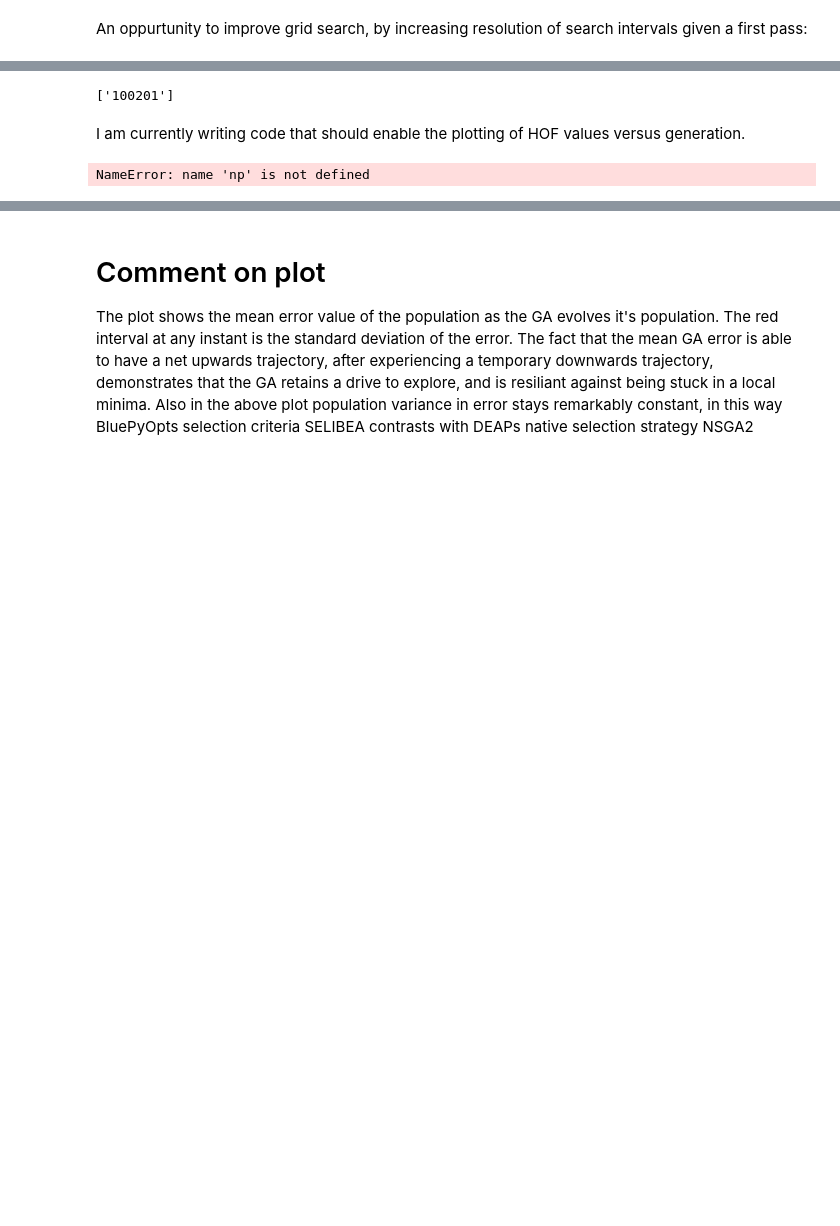
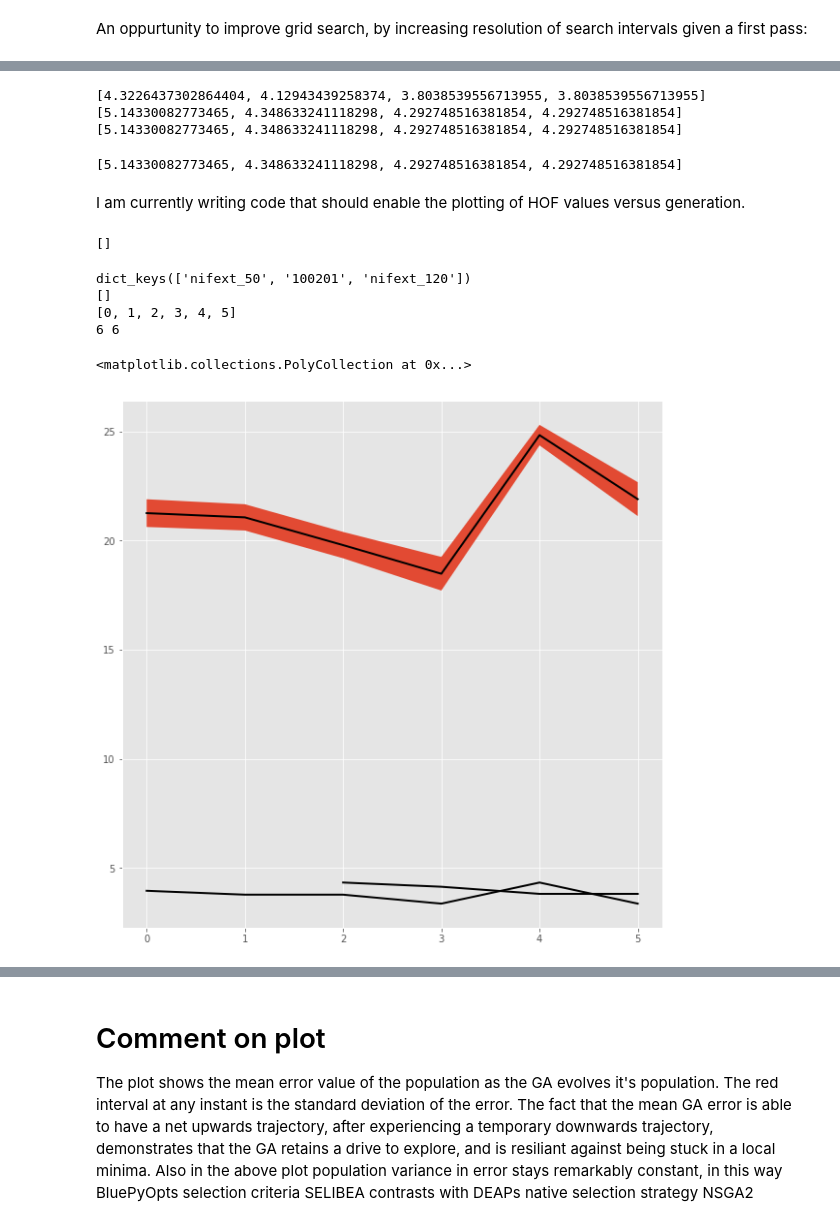
Before and after one commit to scidash/neuronunit, a Jupyter notebook: neuronunit/unit_test/progress_report.ipynb, the cells around one changed output, grey strips where cells are left out. Saved outputs shown, nothing was run; the diff lists cells and outputs as text; code cells hidden in the pictures; blank space fills up the shorter version.

```diff
--- a/neuronunit/unit_test/progress_report.ipynb
+++ b/neuronunit/unit_test/progress_report.ipynb
@@ -225,21 +242,26 @@ for index, val in enumerate(pipe_results.values()):
-# %%
-list(pipe_results.keys())
-# %% [output]
-['100201']
+# %%
+list(pipe_results.keys())
+for k in pipe_results.keys():
+    print(pipe_results[k]['hranked'])
+pipe_results['100201']['hranked']
+# %% [output]
+[4.3226437302864404, 4.12943439258374, 3.8038539556713955, 3.8038539556713955]
+[5.14330082773465, 4.348633241118298, 4.292748516381854, 4.292748516381854]
+[5.14330082773465, 4.348633241118298, 4.292748516381854, 4.292748516381854]
+[5.14330082773465, 4.348633241118298, 4.292748516381854, 4.292748516381854]
 # %% [markdown]
 I am currently writing code that should enable the plotting of HOF values versus generation.
 # %%
 
-dtcs = list(filter(lambda d: hasattr(d,'dtc'), pipe_results['100201']['scored_hof']))
+dtcs = list(filter(lambda d: hasattr(d,'dtc'), pipe_results['100201']['hranked']))
 dtcs = [d.dtc for d in dtcs ]
-fitness = list(filter(lambda f: hasattr(f,'fitness'), pipe_results['100201']['scored_hof']))
+fitness = list(filter(lambda f: hasattr(f,'fitness'), pipe_results['100201']['hranked']))
 fit_v_gen = [np.sum(f.fitness.values) for f in fitness ]
 
 fit_v_gen
 # %% [output]
-NameError: name 'np' is not defined
+[]
 # %%
-
 
 
 print(pipe_results.keys())
@@ -256,34 +278,53 @@ import numpy as np
 
 plt.style.use('ggplot')
 fig, axes = plt.subplots(figsize=(10, 10), facecolor='white')
 val = list(pipe_results.values())[0]
-#for index, val in enumerate():
 log = val['log']
 gen_numbers = [ i for i in range(0,len(log.select('gen'))) ]
 print(gen_numbers)
+
+
 hof = val['hof_py']
-mean = np.array([ np.sqrt(np.mean(np.square(i))) for i in log.select('avg')])
+mean = np.array([ np.sum(np.square(i)) for i in log.select('avg')])
 std = np.array([ np.sqrt(np.mean(np.square(i))) for i in log.select('std')])
 minimum = np.array([ np.sqrt(np.mean(np.square(i))) for i in log.select('min')])
-best_line = np.array([ np.sqrt(np.mean(np.square(list(p.fitness.values))))  for p in hof])
-blg = [ best_line[h] for i, h in enumerate(gen_numbers) ]
+best_line = [None,None]
+best_line +=val['hranked']
+print(len(best_line),len(minimum))
+#blg = [ best_line[h] for i, h in enumerate(gen_numbers) ]
 
 stdminus = mean - std
 stdplus = mean + std
 
 axes.plot(
     gen_numbers,
     mean,
     color='black',
     linewidth=2,
     label='population average')
 
 
+axes.plot(
+    gen_numbers,
+    best_line,
+    color='black',
+    linewidth=2,
+    label='population average')
+
+
+
 
 axes.plot(
     gen_numbers,
     minimum,
     color='black',
     linewidth=2,
     label='population minimum')
 axes.fill_between(gen_numbers, stdminus, stdplus)
+# %% [output]
+dict_keys(['nifext_50', '100201', 'nifext_120'])
+[]
+[0, 1, 2, 3, 4, 5]
+6 6
+<matplotlib.collections.PolyCollection at 0x...>
+[figure, added]
```
Also changed, not shown: parts of 23 cells of this notebook, 5 other files.
